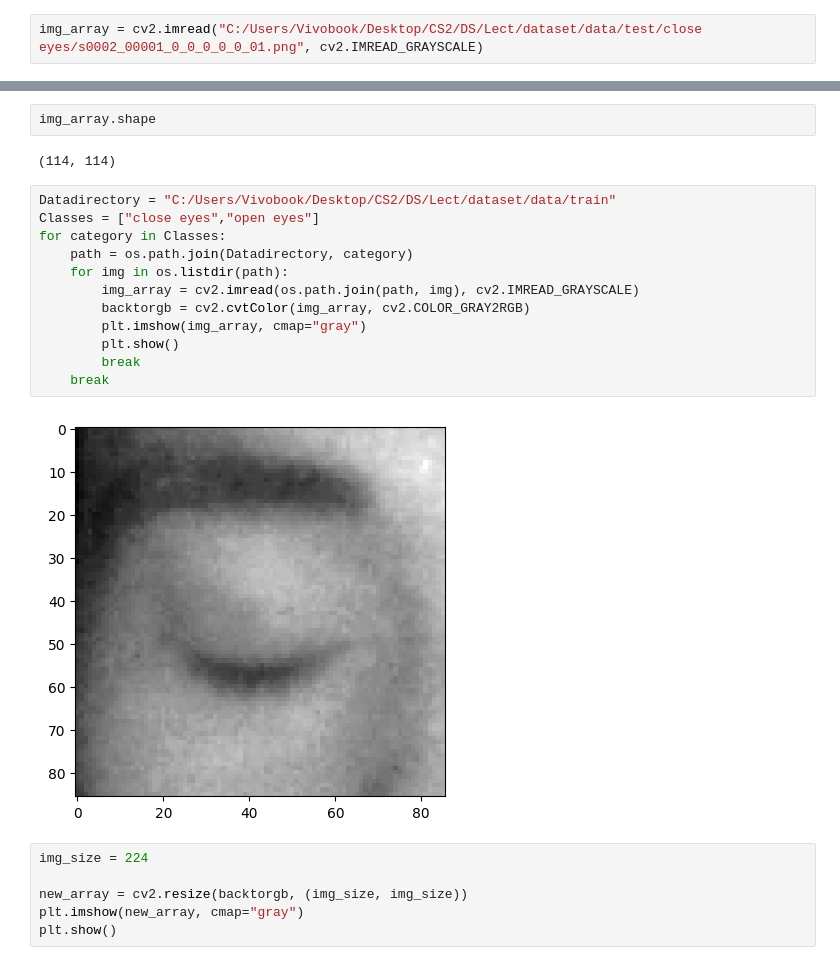
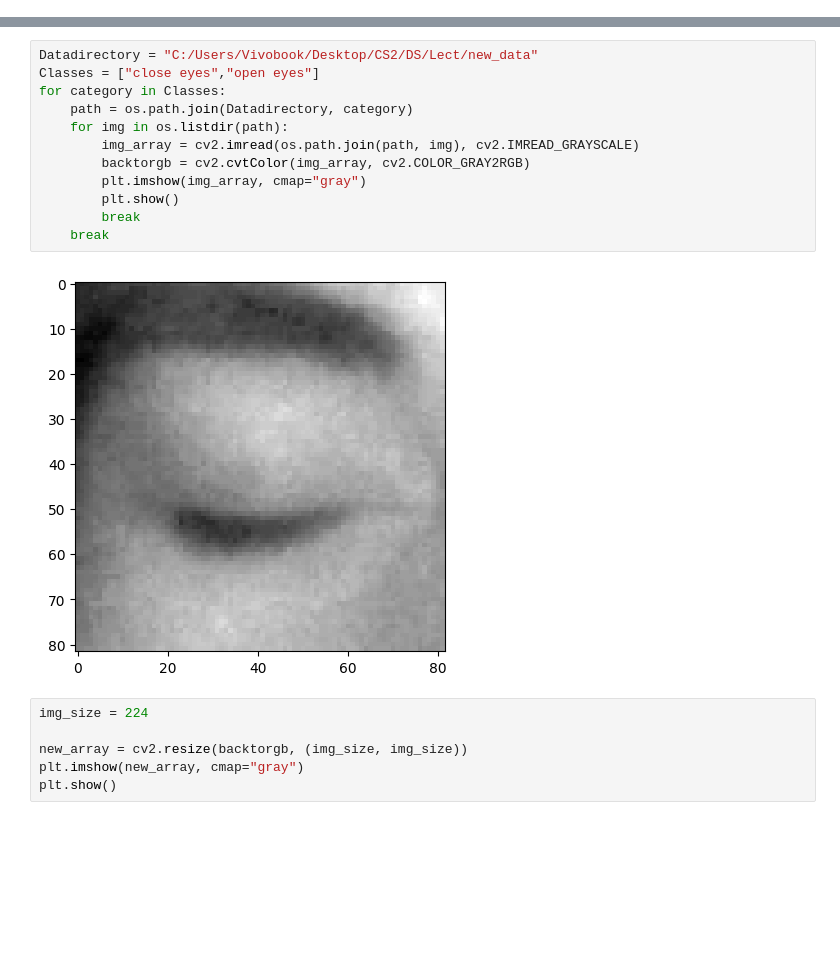
Before and after one commit to TonSrv/Data-sci-project, a Jupyter notebook: DS_project.ipynb, the cells around one changed output, grey strips where cells are left out. Saved outputs shown, nothing was run; the diff lists cells and outputs as text; blank space fills up the shorter version.

```diff
--- a/DS_project.ipynb
+++ b/DS_project.ipynb
@@ -9,2 +9,0 @@ import numpy as np
-# %%
-img_array = cv2.imread("C:/Users/Vivobook/Desktop/CS2/DS/Lect/dataset/data/test/close eyes/s0002_00001_0_0_0_0_0_01.png", cv2.IMREAD_GRAYSCALE)
@@ -16,21 +10,17 @@ plt.imshow(img_array,cmap="gray")
-# %%
-img_array.shape
-# %% [output]
-(114, 114)
 # %%
-Datadirectory = "C:/Users/Vivobook/Desktop/CS2/DS/Lect/dataset/data/train"
+Datadirectory = "C:/Users/Vivobook/Desktop/CS2/DS/Lect/new_data"
 Classes = ["close eyes","open eyes"]
 for category in Classes:
     path = os.path.join(Datadirectory, category)
     for img in os.listdir(path):
         img_array = cv2.imread(os.path.join(path, img), cv2.IMREAD_GRAYSCALE)
         backtorgb = cv2.cvtColor(img_array, cv2.COLOR_GRAY2RGB)
         plt.imshow(img_array, cmap="gray")
         plt.show()
         break
     break
 # %% [output]
-[figure, old version]
+[figure, new version]
 # %%
 img_size = 224
 
```
Also changed, not shown: parts of 32 cells of this notebook.
